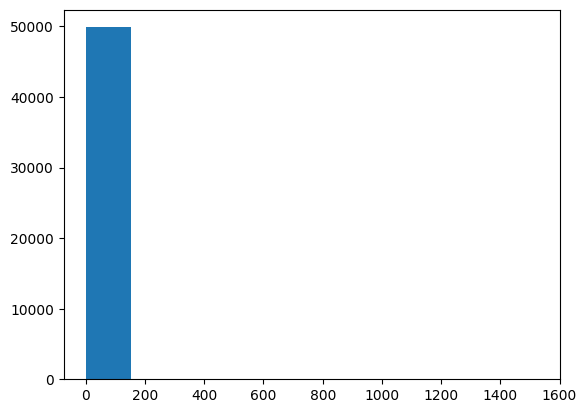
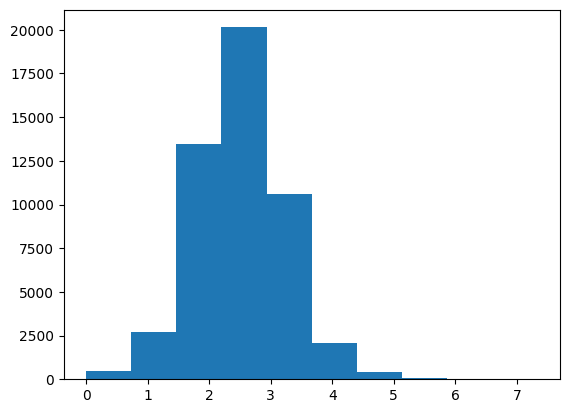
The change to this notebook cell's code, shown as a diff; its figure went from the first image to the second:
--- before
+++ after
@@ -1,4 +1,4 @@
 plt.figure()
-plt.hist(df['word_count'])
+plt.hist(np.log(df['word_count']))
 
 plt.figure()

Commit: Final commit